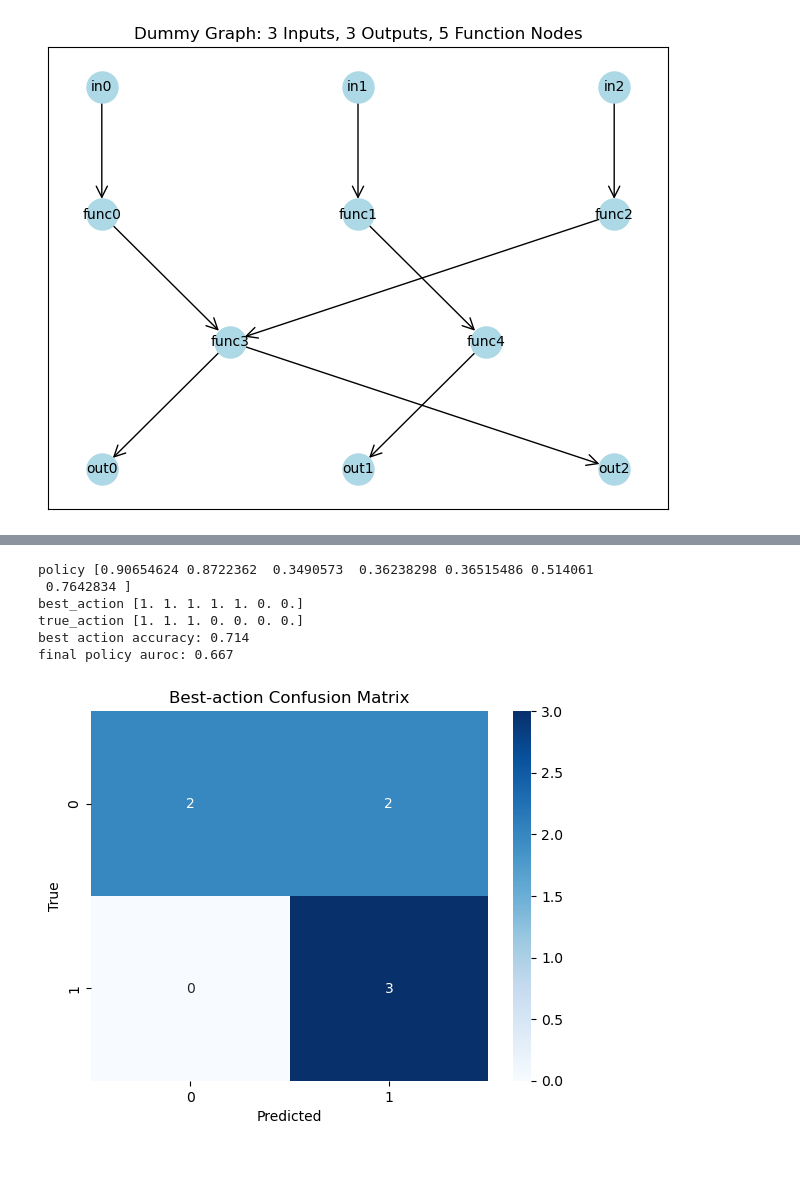
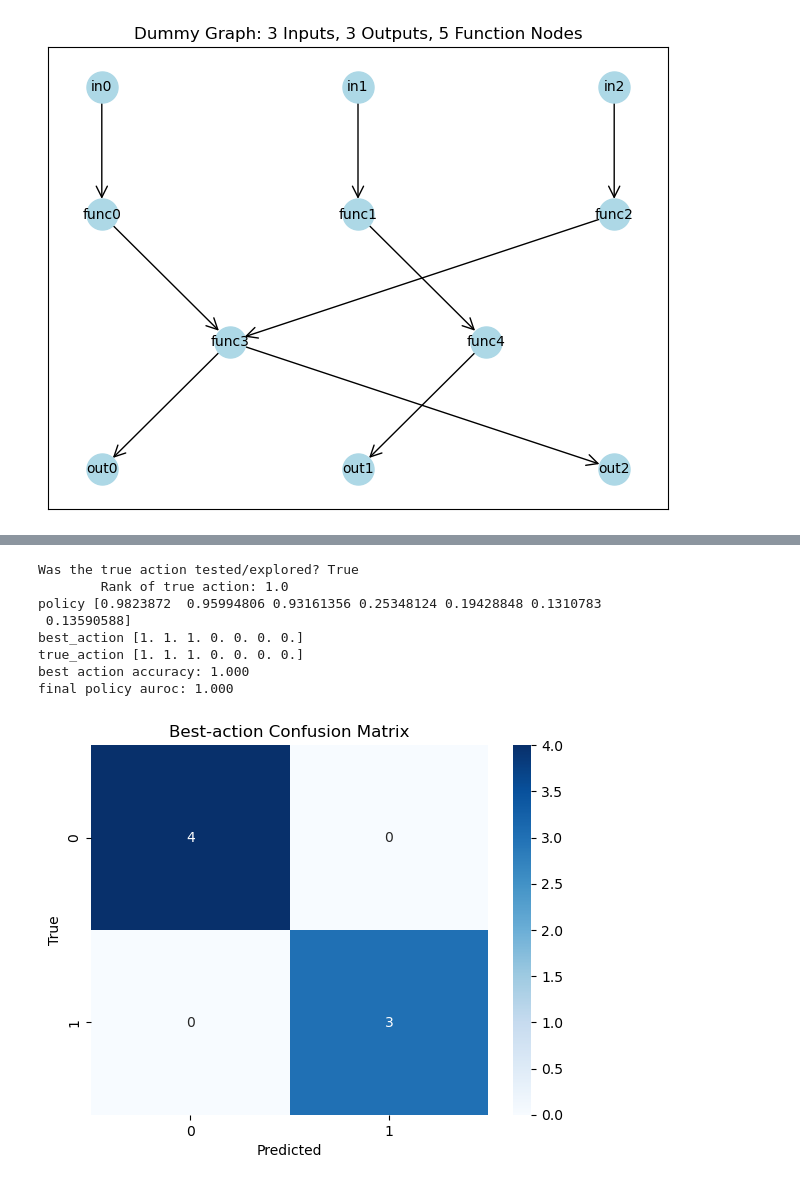
Before and after one commit to nathanieljevans/GSNN, a Jupyter notebook: docs/tutorials/04_reinforce.ipynb, the cells around one changed output, grey strips where cells are left out. Cells and saved outputs as stored; diff of their text form; code cells hidden in the pictures.

```diff
--- a/docs/tutorials/04_reinforce.ipynb
+++ b/docs/tutorials/04_reinforce.ipynb
@@ -64,21 +72,21 @@ test_dataset = torch.utils.data.TensorDataset(x_test, y_test)
 # GSNN model parameters
 model_kwargs = {'edge_index_dict'                 : edge_index_dict,
                     'node_names_dict'                 : data.node_names_dict,
-                    'channels'                        : 5,
+                    'channels'                        : 25,
                     'layers'                          : 3,
                     'dropout'                         : 0.,
                     'init'                            : 'xavier',
                     'residual'                        : True,
                     'share_layers'                    : False,
                     'add_function_self_edges'         : True,
-                    'norm'                            : 'batch'}
+                    'norm'                            : 'none'}
 
 # GSNN training parameters
-training_kwargs = {'lr':1e-2,
-                    'max_epochs':250,
+training_kwargs = {'lr':5e-2,
+                    'max_epochs':25,
                     'batch':100,
                     'workers':5,
-                    'weight_decay':1e-6}
+                    'weight_decay':0}
 
 
 # the action edge dict will be used to index the action for each edge
@@ -89,12 +97,12 @@ n_actions = sum([torch.unique(v).numel() for v in action_edge_dict.values()])
 true_action = np.array([1.]*3 + [0.]*4)
 
 env = Environment(action_edge_dict, train_dataset, test_dataset, model_kwargs,
-                 training_kwargs, metric='r2', reward_type='best', verbose=False,
+                 training_kwargs, metric='spearman', reward_type='auc', verbose=False,
                  raise_error_on_fail=True)
 
 hoptim = REINFORCE(env, n_actions, action_labels=true_action, clip=10, eps=1e-8, warmup=3, verbose=True,
-                        entropy=0.1, entropy_decay=0.99, min_entropy=0.0, window=10,
-                        init_prob=0.5, lr=1e-1, policy_decay=0)
+                        entropy=0., entropy_decay=0.99, min_entropy=0.0, window=10,
+                        init_prob=0.5, lr=1e-1, policy_decay=1)
 
 for iter in range(100):
     hoptim.step()
@@ -119,0 +127,14 @@ KeyboardInterrupt:
+# %%
+df = pd.DataFrame({'true_action':[(a == true_action).all() for a in hoptim.actions], 'reward':hoptim.rewards})
+df = df.assign(rank=(-df['reward']).rank(method='first'))
+df = df.assign(action = [x.tolist() for x in hoptim.actions])
+_bins = np.linspace(min(df['reward']), max(df['reward']), 100)
+
+plt.figure(figsize=(5,2))
+plt.hist(df[lambda x: x.true_action]['reward'], color='r', alpha=0.25, label='True action', density=True, bins=_bins)
+plt.hist(df[lambda x: ~x.true_action]['reward'], color='b', alpha=0.25, label='False action', density=True, bins=_bins)
+plt.legend()
+plt.title('Reward distribution')
+plt.xlabel('Reward')
+plt.ylabel('Density')
+plt.show()
@@ -120,35 +143,40 @@ KeyboardInterrupt:
 # %%
 true_action = np.array([1.]*3 + [0.]*4)
 best_action = hoptim.best_action.detach().cpu().numpy().ravel()
 policy = hoptim.logits.sigmoid().detach().cpu().numpy().ravel()
+
+print('Was the true action tested/explored?', df.true_action.any())
+if df.true_action.any(): print('\tRank of true action:', df[lambda x: x.true_action]['rank'].min())
 
 print('policy', policy)
 print('best_action', best_action)
 print('true_action', true_action)
 
 acc = np.mean(best_action == true_action)
 auroc = roc_auc_score(true_action, policy)
 
 print(f'best action accuracy: {acc:.3f}')
 print(f'final policy auroc: {auroc:.3f}')
 
 # plot  confusion matrix
 cm = confusion_matrix(true_action, best_action)
 
 plt.figure()
 sbn.heatmap(cm, annot=True, fmt='d', cmap='Blues')
 plt.title('Best-action Confusion Matrix')
 plt.xlabel('Predicted')
 plt.ylabel('True')
 plt.show()
 # %% [output]
-policy [0.90654624 0.8722362  0.3490573  0.36238298 0.36515486 0.514061
- 0.7642834 ]
-best_action [1. 1. 1. 1. 1. 0. 0.]
+Was the true action tested/explored? True
+        Rank of true action: 1.0
+policy [0.9823872  0.95994806 0.93161356 0.25348124 0.19428848 0.1310783
+ 0.13590588]
+best_action [1. 1. 1. 0. 0. 0. 0.]
 true_action [1. 1. 1. 0. 0. 0. 0.]
-best action accuracy: 0.714
-final policy auroc: 0.667
+best action accuracy: 1.000
+final policy auroc: 1.000
-[figure, old version]
+[figure, new version]
 # %%
 avg_reward = np.array(hoptim.rewards)
 plt.figure()
```
Also changed, not shown: parts of 6 cells of this notebook, 9 other files.
